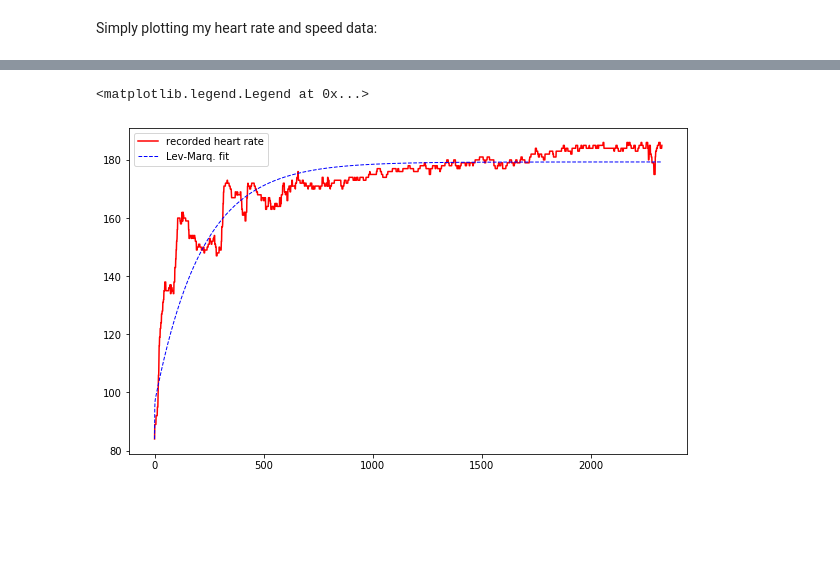
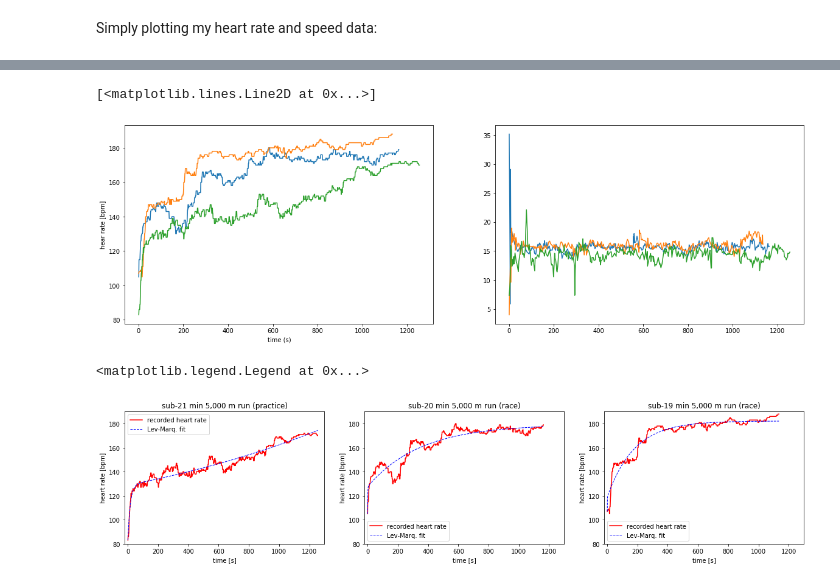
Before and after one commit to sebastiankalos/math_modeling, a Jupyter notebook: HR_analysis.ipynb, the cells around one changed output, grey strips where cells are left out. Drawn from its saved outputs; the diff is of its cells as text; code cells hidden in the pictures; blank space fills up the shorter version.

Commit message:
made 3 plots

```diff
--- a/HR_analysis.ipynb
+++ b/HR_analysis.ipynb
@@ -44,3 +38,18 @@ plt.grid()
+# %%
+fig, (plt1, plt2) = plt.subplots(1, 2, figsize=(20, 6))
+
+plt1.plot(secs_sub_20,hr_sub_20,label='heart rate')
+plt1.plot(secs_sub_19,hr_sub_19,label='heart rate')
+plt1.plot(secs_sub_21,hr_sub_21,label='heart rate')
+plt1.set_xlabel('time (s)')
+plt1.set_ylabel('hear rate [bpm]')
+
+plt2.plot(secs_sub_20,speed_kph_sub_20)
+plt2.plot(secs_sub_19,speed_kph_sub_19)
+plt2.plot(secs_sub_21,speed_kph_sub_21)
+# %% [output]
+[<matplotlib.lines.Line2D at 0x...>]
+[figure, added]
 # %%
 def ode_model(X,t,a1,a2,a3,a4,a5):
     norm_speed = 1
@@ -49,9 +58,6 @@ def ode_model(X,t,a1,a2,a3,a4,a5):
     phi = a4*x1/(1+np.exp(-(x1-a5)))
     x2_dot = -a3*x2 + phi
     return [x1_dot,x2_dot]
-
-t = np.linspace(0,len(secs),len(secs))
-X0 = [0,0]
 # %%
 def ode_solver(t, initial_conditions, params):
     x1_init, x2_init = initial_conditions
@@ -65,33 +71,67 @@ def error(params, initial_conditions, tspan, data):
 # %%
 #initial conditions
 x1_init = 0
 x2_init = 0
 initial_conditions = [x1_init, x2_init]
-HR_rest = hr[0] #reasting heart rate, essentially the heart rate recorded at race start
+
+HR_rest_sub_19 = hr_sub_19[0] #reasting heart rate, essentially the heart rate recorded at race start
+HR_rest_sub_20 = hr_sub_20[0]
+HR_rest_sub_21 = hr_sub_21[0]
 
 #initial parameter guess:
 a1 = 2
 a2 = 20
 a3 = 4e-2
 a4 = 2e-3
 a5 = 8
 
 params = Parameters()
 params.add('a1', value=a1, min=0, max=20)
 params.add('a2', value=a2, min=0, max=40)
 params.add('a3', value=a3, min=0, max=5)
 params.add('a4', value=a4, min=0, max=5)
 params.add('a5', value=a5, min=0, max=40)
 
-tspan = np.linspace(0,len(secs),len(secs))
-data = np.array(hr)-HR_rest
+sub_21_data = np.array(hr_sub_21)-HR_rest_sub_21
+sub_21_result = minimize(error, params, args=(initial_conditions, secs_sub_21, sub_21_data), method='leastsq')
+sub_21_final_x1 = sub_21_data + sub_21_result.residual.reshape(sub_21_data.shape)
 
-result = minimize(error, params, args=(initial_conditions, tspan, data), method='leastsq')
-plt.figure(figsize=(10, 6))
-plt.plot(t, hr, color="red",label='recorded heart rate')
-final_x1 = data + result.residual.reshape(data.shape)
-plt.plot(t, np.array(final_x1)+HR_rest, '--', linewidth=1, color='blue',label="Lev-Marq. fit")
-plt.legend()
+sub_20_data = np.array(hr_sub_20)-HR_rest_sub_20
+sub_20_result = minimize(error, params, args=(initial_conditions, secs_sub_20, sub_20_data), method='leastsq')
+sub_20_final_x1 = sub_20_data + sub_20_result.residual.reshape(sub_20_data.shape)
+
+sub_19_data = np.array(hr_sub_19)-HR_rest_sub_19
+sub_19_result = minimize(error, params, args=(initial_conditions, secs_sub_19, sub_19_data), method='leastsq')
+sub_19_final_x1 = sub_19_data + sub_19_result.residual.reshape(sub_19_data.shape)
+
+fig, (plt1, plt2, plt3) = plt.subplots(1, 3, figsize=(20, 4))
+
+plt1.plot(secs_sub_21, hr_sub_21, color="red",label='recorded heart rate')
+plt1.plot(secs_sub_21, np.array(sub_21_final_x1)+HR_rest_sub_21, '--', linewidth=1, color='blue',label="Lev-Marq. fit")
+plt1.set_xlim([-20,1300])
+plt1.set_ylim([80,190])
+plt1.set_xlabel("time [s]")
+plt1.set_ylabel("heart rate [bpm]")
+plt1.set_title("sub-21 min 5,000 m run (practice)")
+plt1.legend()
+
+plt2.plot(secs_sub_20, hr_sub_20, color="red",label='recorded heart rate')
+plt2.plot(secs_sub_20, np.array(sub_20_final_x1)+HR_rest_sub_20, '--', linewidth=1, color='blue',label="Lev-Marq. fit")
+plt2.set_xlim([-20,1300])
+plt2.set_ylim([80,190])
+plt2.set_xlabel("time [s]")
+plt2.set_ylabel("heart rate [bpm]")
+plt2.set_title("sub-20 min 5,000 m run (race)")
+plt2.legend()
+
+plt3.plot(secs_sub_19, hr_sub_19, color="red",label='recorded heart rate')
+plt3.plot(secs_sub_19, np.array(sub_19_final_x1)+HR_rest_sub_19, '--', linewidth=1, color='blue',label="Lev-Marq. fit")
+plt3.set_xlim([-20,1300])
+plt3.set_ylim([80,190])
+plt3.set_xlabel("time [s]")
+plt3.set_ylabel("heart rate [bpm]")
+plt3.set_title("sub-19 min 5,000 m run (race)")
+plt3.legend()
 # %% [output]
 <matplotlib.legend.Legend at 0x...>
-[figure, old version]
+[figure, new version]
```
Also changed, not shown: parts of 4 cells of this notebook, 8 other files.
